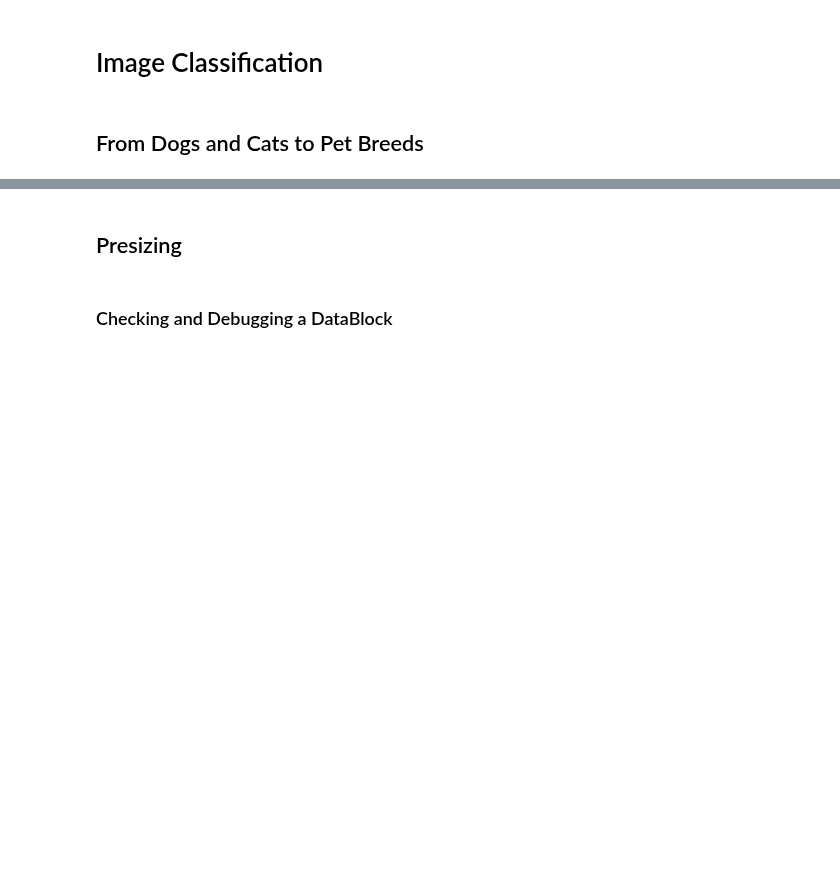
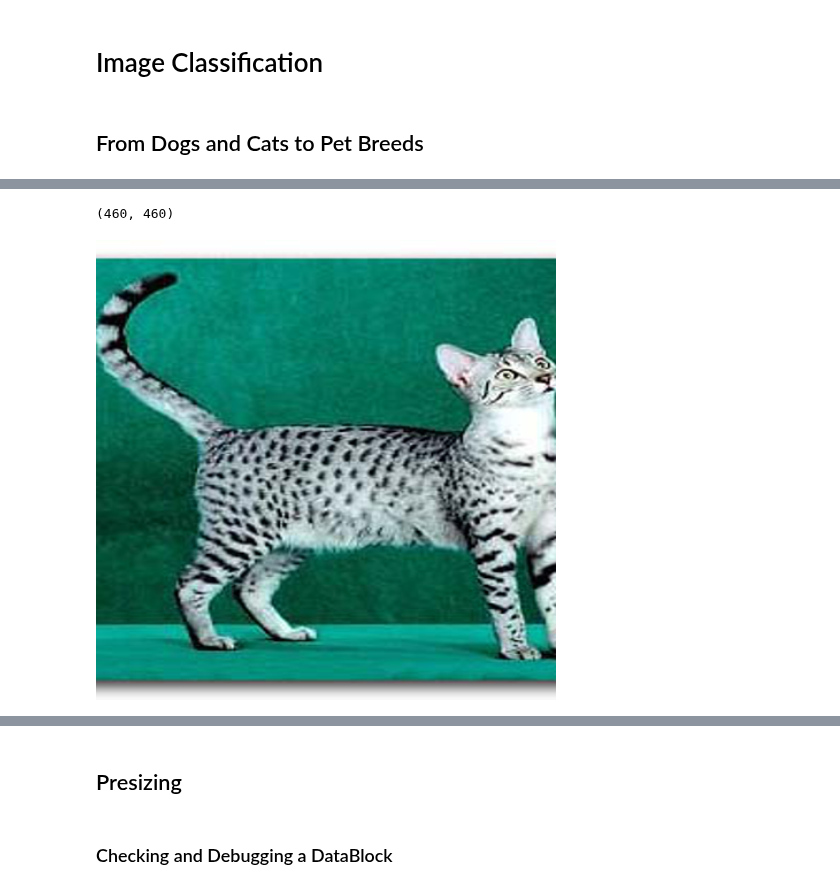
Before and after one commit to fhdbbk/fastai-1, a Jupyter notebook: 04_pet_breeds.ipynb, the cells around one changed output, grey strips where cells are left out. Saved outputs shown, nothing was run; the diff lists cells and outputs as text; code cells hidden in the pictures; blank space fills up the shorter version.

```diff
--- a/04_pet_breeds.ipynb
+++ b/04_pet_breeds.ipynb
@@ -36,0 +78,7 @@ dls = pets.dataloaders(path/"images")
+# %%
+img_r = Resize(460)(img)
+print(img_r.shape)
+img_r
+# %% [output]
+(460, 460)
+[figure, added]
```
Also changed, not shown: parts of 10 cells of this notebook.
